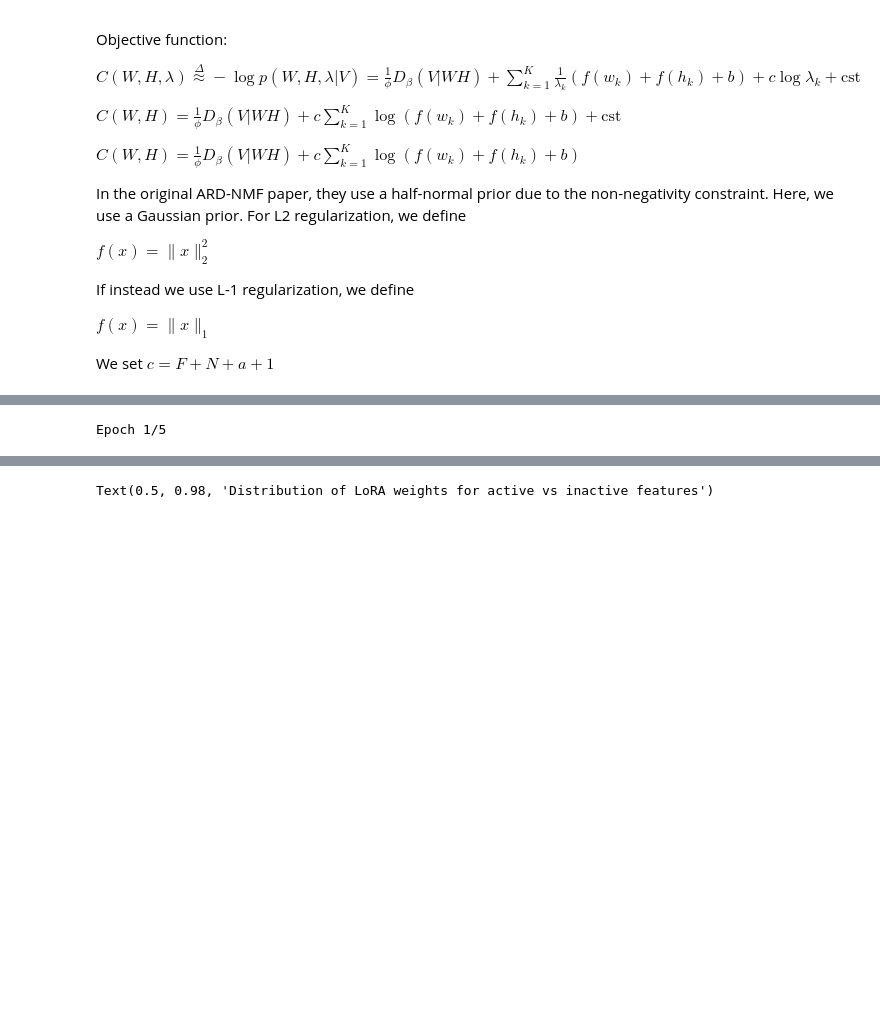
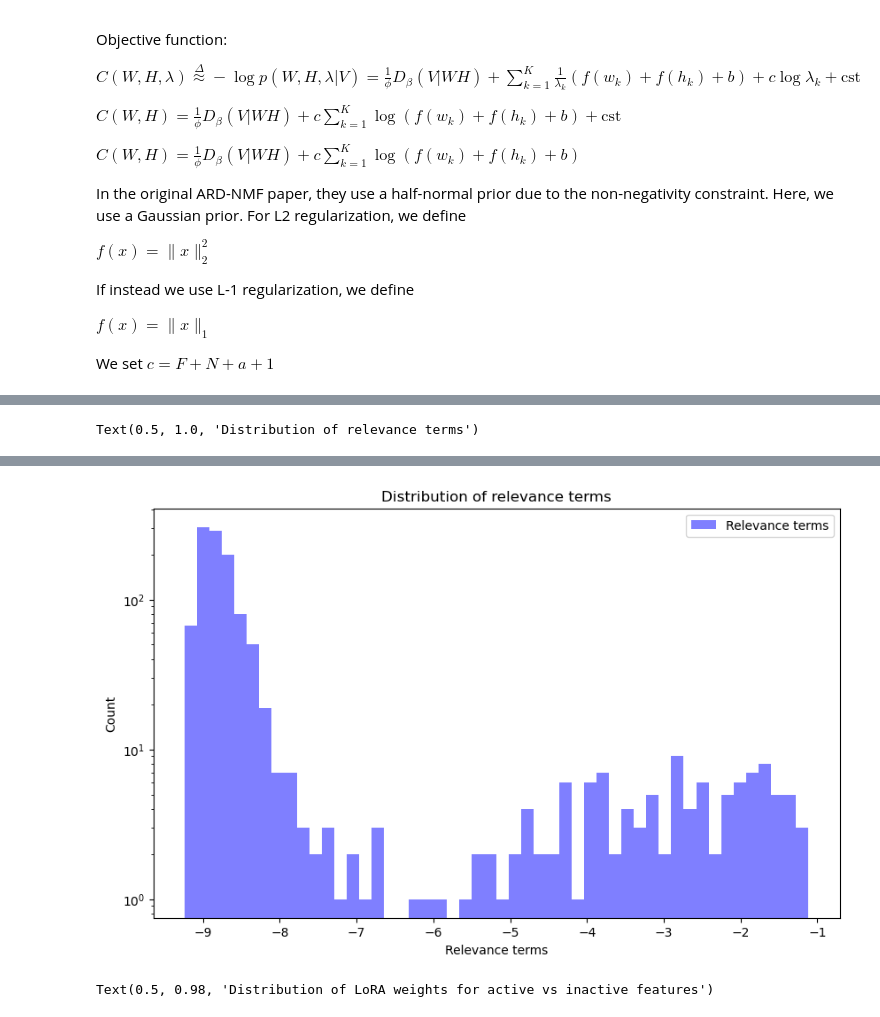
Before and after one commit to yoakiyama/ARDLoRa, a Jupyter notebook: notebooks/scratch.ipynb, the cells around one changed output, grey strips where cells are left out. Drawn from its saved outputs; the diff is of its cells as text; code cells hidden in the pictures; blank space fills up the shorter version.

```diff
--- a/notebooks/scratch.ipynb
+++ b/notebooks/scratch.ipynb
@@ -341,30 +492,46 @@ def evaluate(model, data_loader):
 # %%
-active_thresh = 1e-6
-for epoch in range(num_epochs):
-    print(f'Epoch {epoch + 1}/{num_epochs}')
-    # Train
-    train_loss, train_acc = train_epoch(model, train_loader, optimizer, lr_scheduler)
-    # Evaluate
-    eval_loss, eval_acc, eval_div, eval_sparsity = evaluate(model, test_loader)
-    print(f"Evaluation loss: {eval_loss:.4f}, Evaluation accuracy: {eval_acc:.4f}, Evaluation sparsity: {eval_sparsity:.4f}, Evaluation divergence: {eval_div:.4f}")
-    for idx, layer in enumerate(model.distilbert.transformer.layer):
-        print(f"Layer {idx}")
-        if lora_query:
-            lambda_k = torch.div(torch.sum(layer.attention.q_lin.lora.lora_A ** 2, dim=0) + torch.sum(layer.attention.q_lin.lora.lora_B ** 2, dim=1), layer.attention.q_lin.lora.c)
-            print(f"\tQuery K_eff = {sum(lambda_k >= active_thresh)}")
-        if lora_key:
-            lambda_k = torch.div(torch.sum(layer.attention.k_lin.lora.lora_A ** 2, dim=0) + torch.sum(layer.attention.k_lin.lora.lora_B ** 2, dim=1), layer.attention.k_lin.lora.c)
-            print(f"\tKey K_eff = {sum(lambda_k >= active_thresh)}")
-        if lora_value:
-            lambda_k = torch.div(torch.sum(layer.attention.v_lin.lora.lora_A ** 2, dim=0) + torch.sum(layer.attention.v_lin.lora.lora_B ** 2, dim=1), layer.attention.v_lin.lora.c)
-            print(f"\tValue K_eff = {sum(lambda_k >= active_thresh)}")
-        if lora_projection:
-            lambda_k = torch.div(torch.sum(layer.attention.out_lin.lora.lora_A ** 2, dim=0) + torch.sum(layer.attention.out_lin.lora.lora_B ** 2, dim=1), layer.attention.out_lin.lora.c)
-            print(f"\tProjection K_eff = {sum(lambda_k >= active_thresh)}")
-        if lora_mlp:
-            lambda_k = torch.div(torch.sum(layer.ffn.lin1.lora.lora_A ** 2, dim=0) + torch.sum(layer.ffn.lin1.lora.lora_B ** 2, dim=1), layer.ffn.lin1.lora.c)
-            print(f"\tMLP1 K_eff = {sum(lambda_k >= active_thresh)}")
-            lambda_k = torch.div(torch.sum(layer.ffn.lin2.lora.lora_A ** 2, dim=0) + torch.sum(layer.ffn.lin2.lora.lora_B ** 2, dim=1), layer.ffn.lin2.lora.c)
-            print(f"\tMLP2 K_eff = {sum(lambda_k >= active_thresh)}")
+# Distribution of relevance terms
+lambda_k_l = []
+layer_indices = []
+for idx, layer in enumerate(model.distilbert.transformer.layer):
+    layer_indices.append(idx)
+    if lora_query:
+        lambda_k = torch.div(torch.sum(layer.attention.q_lin.lora.lora_A ** 2, dim=0) +
+                           torch.sum(layer.attention.q_lin.lora.lora_B ** 2, dim=1),
+                           layer.attention.q_lin.lora.c)
+        lambda_k_l.append(lambda_k.detach().cpu().numpy().flatten())
+    if lora_key:
+        lambda_k = torch.div(torch.sum(layer.attention.k_lin.lora.lora_A ** 2, dim=0) +
+                            torch.sum(layer.attention.k_lin.lora.lora_B ** 2, dim=1),
+                           layer.attention.k_lin.lora.c)
+        lambda_k_l.append(lambda_k.detach().cpu().numpy().flatten())
+    if lora_value:
+        lambda_k = torch.div(torch.sum(layer.attention.v_lin.lora.lora_A ** 2, dim=0) +
+                            torch.sum(layer.attention.v_lin.lora.lora_B ** 2, dim=1),
+                           layer.attention.v_lin.lora.c)
+        lambda_k_l.append(lambda_k.detach().cpu().numpy().flatten())
+    if lora_projection:
+        lambda_k = torch.div(torch.sum(layer.attention.out_lin.lora.lora_A ** 2, dim=0) +
+                            torch.sum(layer.attention.out_lin.lora.lora_B ** 2, dim=1),
+                           layer.attention.out_lin.lora.c)
+        lambda_k_l.append(lambda_k.detach().cpu().numpy().flatten())
+    if lora_mlp:
+        lambda_k = torch.div(torch.sum(layer.ffn.lin1.lora.lora_A ** 2, dim=0) +
+                            torch.sum(layer.ffn.lin1.lora.lora_B ** 2, dim=1),
+                           layer.ffn.lin1.lora.c)
+        lambda_k_l.append(lambda_k.detach().cpu().numpy().flatten())
+        lambda_k = torch.div(torch.sum(layer.ffn.lin2.lora.lora_A ** 2, dim=0) +
+                            torch.sum(layer.ffn.lin2.lora.lora_B ** 2, dim=1),
+                           layer.ffn.lin2.lora.c)
+        lambda_k_l.append(lambda_k.detach().cpu().numpy().flatten())
+lambda_k_l = np.concatenate(lambda_k_l)
+lambda_k_l = np.log10(lambda_k_l[lambda_k_l > 0])
+f, ax = plt.subplots(1, 1, figsize=(10, 6))
+ax.hist(lambda_k_l, bins=50, alpha=0.5, label='Relevance terms', color='blue')
+ax.set_xlabel('Relevance terms')
+ax.set_ylabel('Count')
+ax.legend()
+ax.set_yscale('log')
+ax.set_title('Distribution of relevance terms')
 # %% [output]
-Epoch 1/5
+Text(0.5, 1.0, 'Distribution of relevance terms')
@@ -456,3 +538,4 @@ Layer 1
+[figure, added]
 # %%
 # Plot distribution of active features across layers
 active_thresh = 1e-5
```
Also changed, not shown: parts of 9 cells of this notebook.
